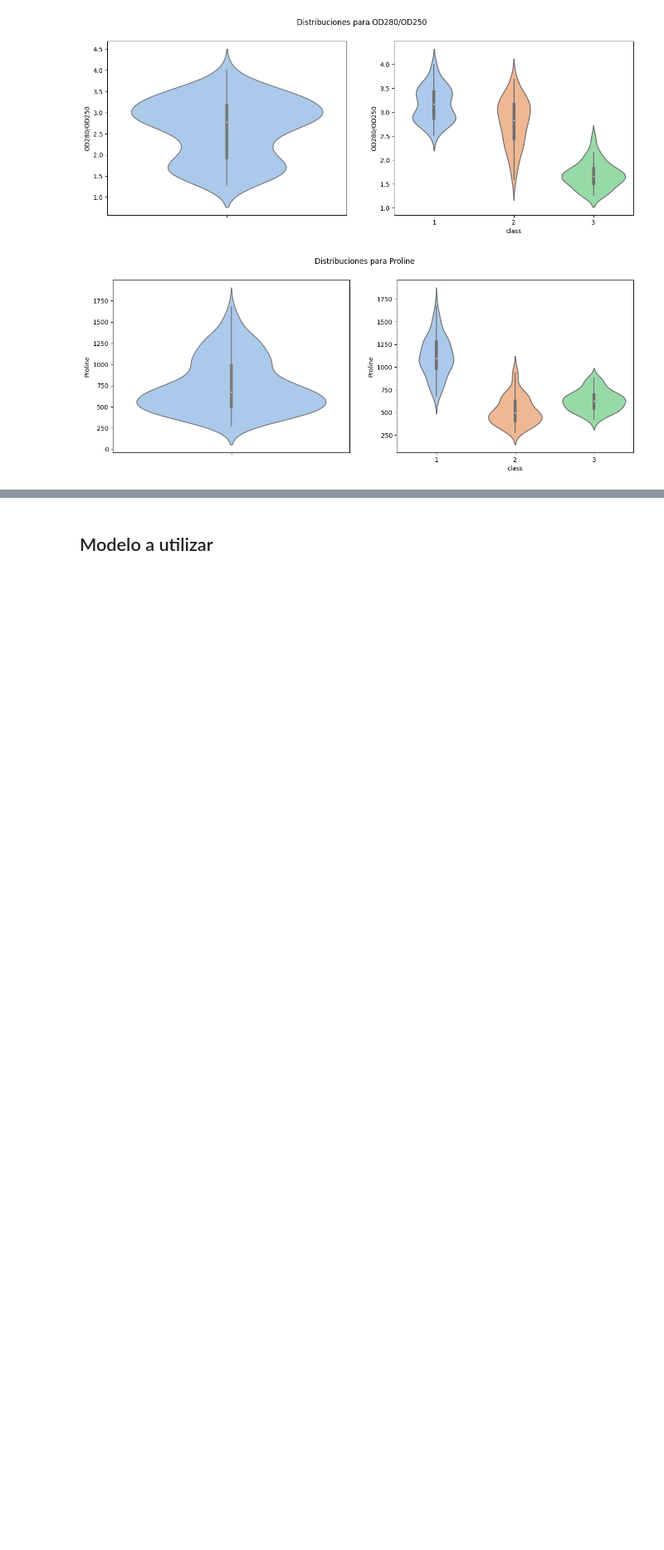
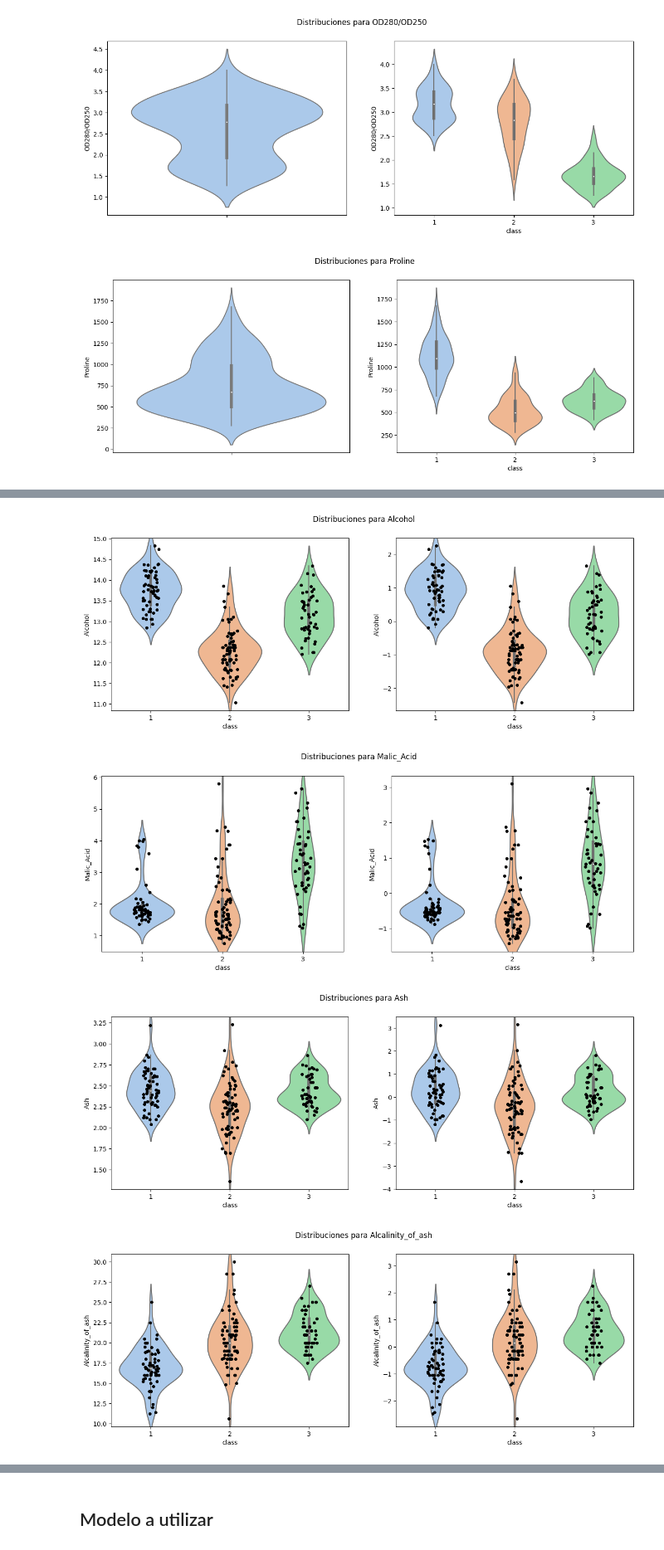
Before and after one commit to surizar2/Statistical-Learning, a Jupyter notebook: Proyecto/Proyecto Statistical 1.ipynb, the cells around one changed output, grey strips where cells are left out. Shown at 83% size. Drawn from its saved outputs; the diff is of its cells as text; code cells hidden in the pictures; blank space fills up the shorter version.

```diff
--- a/Proyecto/Proyecto Statistical 1.ipynb
+++ b/Proyecto/Proyecto Statistical 1.ipynb
@@ -159,0 +174,3 @@ for value in DatosVino.columns:
+# %%
+VinoEstandar = DatosVino.copy()
+VinoEstandar.head()
@@ -159,0 +184,5 @@ for value in DatosVino.columns:
+# %%
+VinoEstandarX = VinoEstandar.drop('class', axis = 1)
+VinoEstandarX = (VinoEstandarX - VinoEstandarX.mean())/VinoEstandarX.std()
+VinoEstandarX['class'] = VinoEstandar['class']
+VinoEstandarX.head()
@@ -159,0 +196,14 @@ for value in DatosVino.columns:
+# %%
+for value in DatosVino.columns:
+    if value != 'class':
+        fig,axes = plt.subplots(1,2, figsize = (15,5))
+        fig.suptitle(f'Distribuciones para {value}')
+        sns.violinplot(ax = axes[0],data = VinoEstandar, x = 'class', y = value, palette = 'pastel')
+        sns.stripplot(ax = axes[0], data = VinoEstandar, x = 'class', y = value, color = 'black')
+        sns.violinplot(ax = axes[1], data = VinoEstandarX, x = 'class', y = value, palette = 'pastel')
+        sns.stripplot(ax = axes[1], data = VinoEstandarX, x = 'class', y = value, color = 'black')
+# %% [output]
+[figure, added]
+[figure, added]
+[figure, added]
+[figure, added]
```
Also changed, not shown: parts of 24 cells of this notebook.
